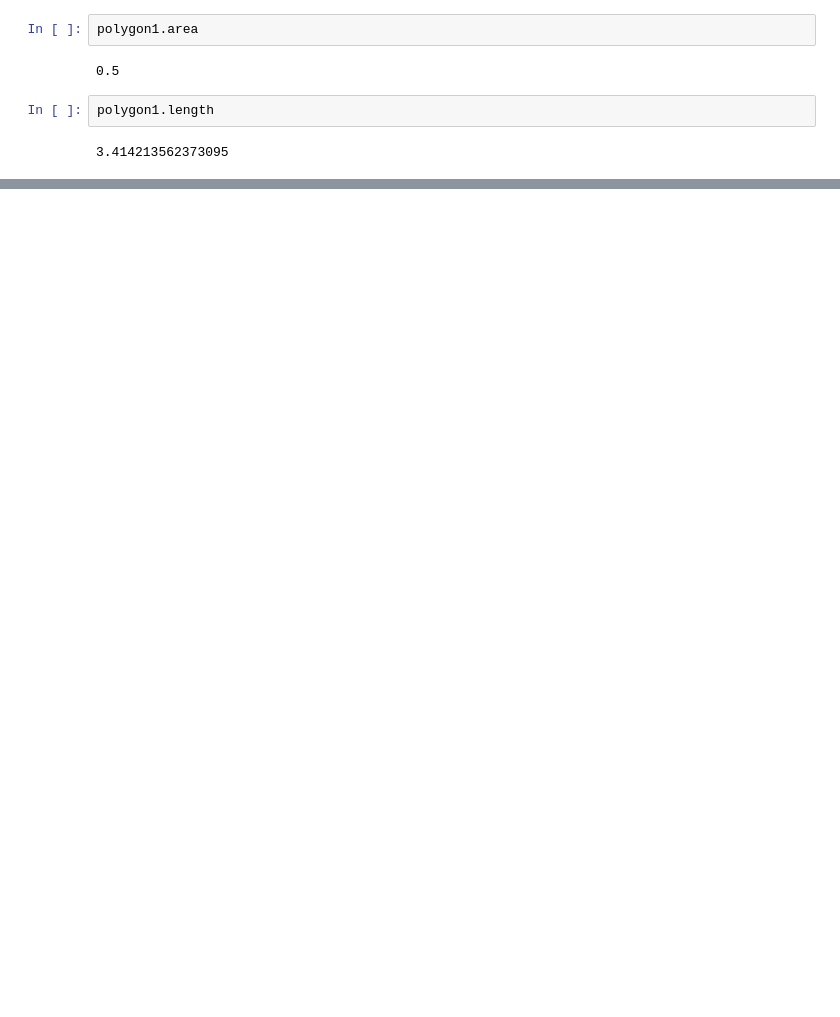
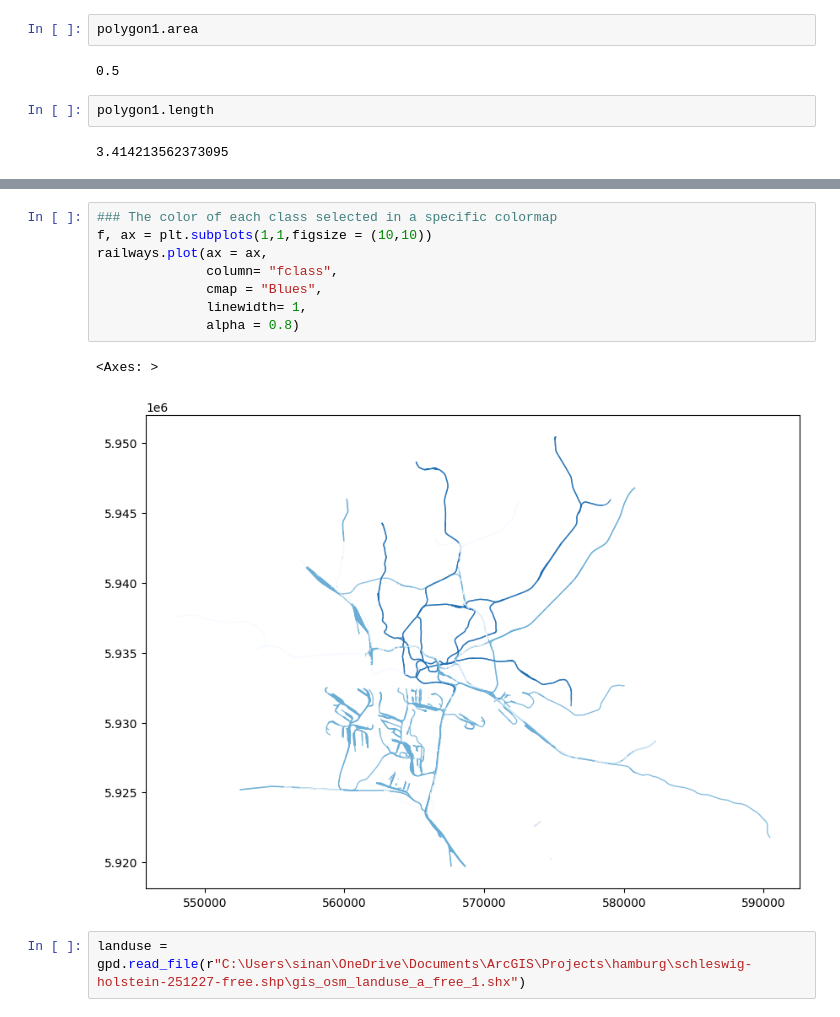
Before and after one commit to sinanarimani/Urban-Data-Science, a Jupyter notebook: Geospatial Data Analytics Essential Training/main.ipynb, the cells around one changed output, grey strips where cells are left out. Cells and saved outputs as stored; diff of their text form; blank space fills up the shorter version.

```diff
--- a/Geospatial Data Analytics Essential Training/main.ipynb
+++ b/Geospatial Data Analytics Essential Training/main.ipynb
@@ -71,0 +194,13 @@ polygon1.length
+# %%
+### The color of each class selected in a specific colormap
+f, ax = plt.subplots(1,1,figsize = (10,10))
+railways.plot(ax = ax,
+              column= "fclass",
+              cmap = "Blues",
+              linewidth= 1,
+              alpha = 0.8)
+# %% [output]
+<Axes: >
+[figure, added]
+# %%
+landuse = gpd.read_file(r"C:\Users\sinan\OneDrive\Documents\ArcGIS\Projects\hamburg\schleswig-holstein-251227-free.shp\gis_osm_landuse_a_free_1.shx")
```
Also changed, not shown: parts of 42 cells of this notebook.
